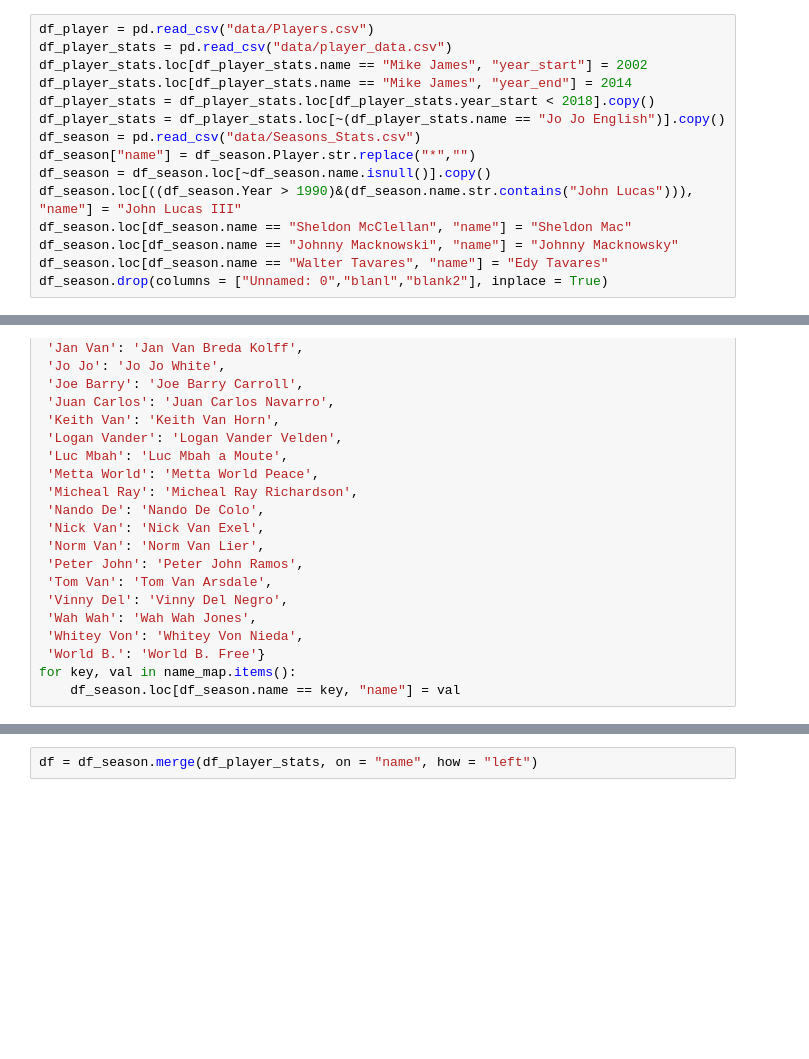
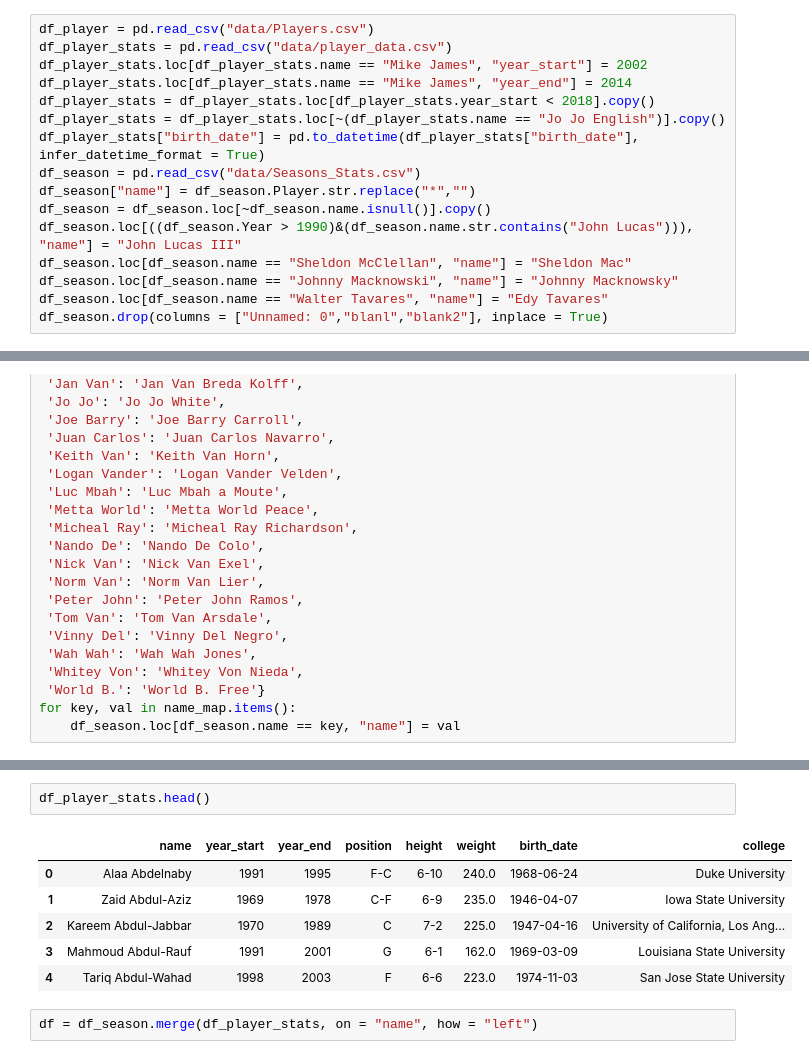
Before and after one commit to alev30/sideprojects, a Jupyter notebook: nba_sideprojects/ETL.ipynb, the cells around one changed output, grey strips where cells are left out. Cells and saved outputs as stored; diff of their text form; blank space fills up the shorter version.

```diff
--- a/nba_sideprojects/ETL.ipynb
+++ b/nba_sideprojects/ETL.ipynb
@@ -24,6 +24,7 @@ df_player_stats.loc[df_player_stats.name == "Mike James", "year_start"] = 2002
 df_player_stats.loc[df_player_stats.name == "Mike James", "year_end"] = 2014
 df_player_stats = df_player_stats.loc[df_player_stats.year_start < 2018].copy()
 df_player_stats = df_player_stats.loc[~(df_player_stats.name == "Jo Jo English")].copy()
+df_player_stats["birth_date"] = pd.to_datetime(df_player_stats["birth_date"], infer_datetime_format = True)
 df_season = pd.read_csv("data/Seasons_Stats.csv")
 df_season["name"] = df_season.Player.str.replace("*","")
 df_season = df_season.loc[~df_season.name.isnull()].copy()
@@ -64,3 +104,12 @@ for key, val in name_map.items():
+# %%
+df_player_stats.head()
+# %% [output]
+|  | name | year_start | year_end | position | height | weight | birth_date | college |
+| 0 | Alaa Abdelnaby | 1991 | 1995 | F-C | 6-10 | 240.0 | 1968-06-24 | Duke University |
+| 1 | Zaid Abdul-Aziz | 1969 | 1978 | C-F | 6-9 | 235.0 | 1946-04-07 | Iowa State University |
+| 2 | Kareem Abdul-Jabbar | 1970 | 1989 | C | 7-2 | 225.0 | 1947-04-16 | University of California, Los Ang... |
+| 3 | Mahmoud Abdul-Rauf | 1991 | 2001 | G | 6-1 | 162.0 | 1969-03-09 | Louisiana State University |
+| 4 | Tariq Abdul-Wahad | 1998 | 2003 | F | 6-6 | 223.0 | 1974-11-03 | San Jose State University |
 # %%
 df = df_season.merge(df_player_stats, on = "name", how = "left")
 # %%
```
Also changed, not shown: parts of 3 cells of this notebook, 3 other files.
